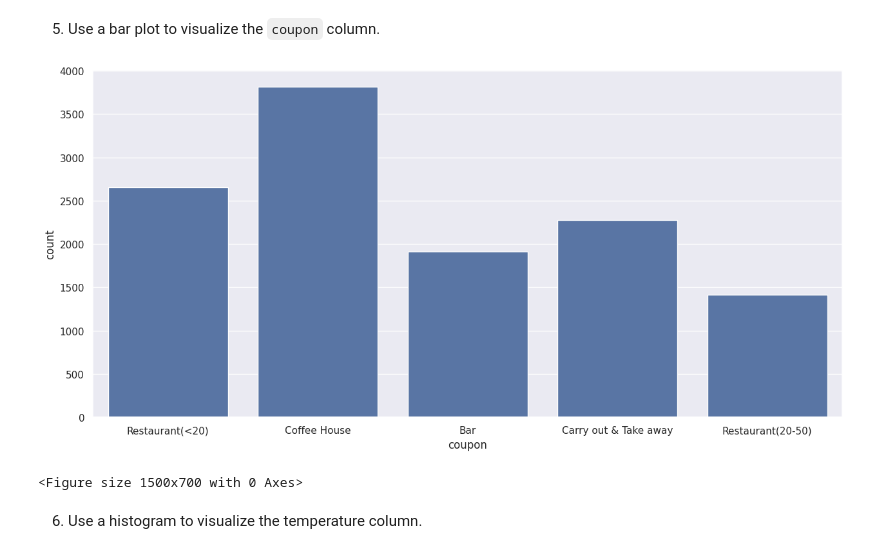
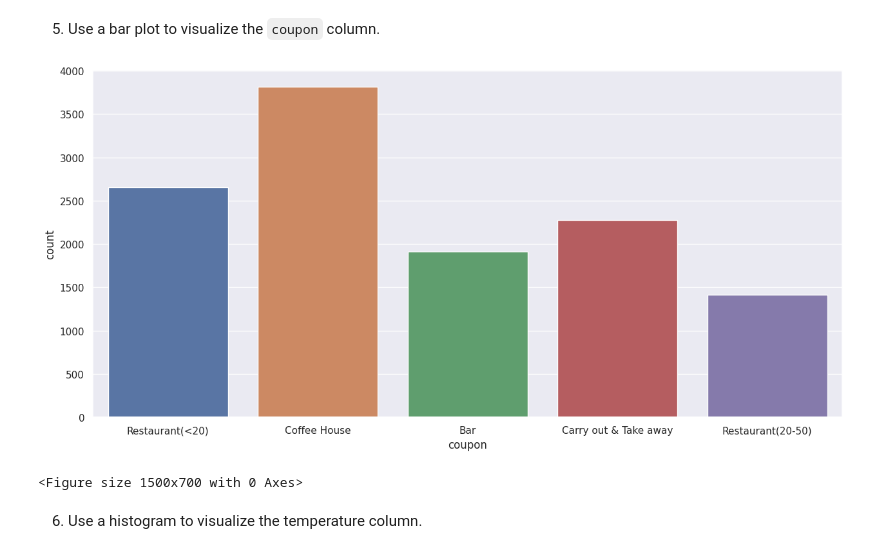
Before and after one commit to hemantborse/Practical-Application-1, a Jupyter notebook: prompt.ipynb, the cells around one changed output. Cells and saved outputs as stored; diff of their text form; code cells hidden in the pictures.

```diff
--- a/prompt.ipynb
+++ b/prompt.ipynb
@@ -144,12 +144,17 @@ proportion of the total observations chose to accept the coupon is 56.9335209868
 # %% [markdown]
 5. Use a bar plot to visualize the `coupon` column.
 # %%
+#plt.figure(figsize=(20, 20))
+#sns.barplot(x='coupon', data=data)
+#plt.show()
+#plt.savefig('images/coupon.png')
+
 sns.set(rc={'figure.figsize':(15, 7)})
-sns.countplot(x='coupon', data=data)
+sns.countplot(x='coupon', data=data,hue='coupon')
 plt.show()
 plt.savefig('images/coupon.png')
 # %% [output]
-[figure, old version]
+[figure, new version]
 <Figure size 1500x700 with 0 Axes>
 # %% [markdown]
 6. Use a histogram to visualize the temperature column.
```
